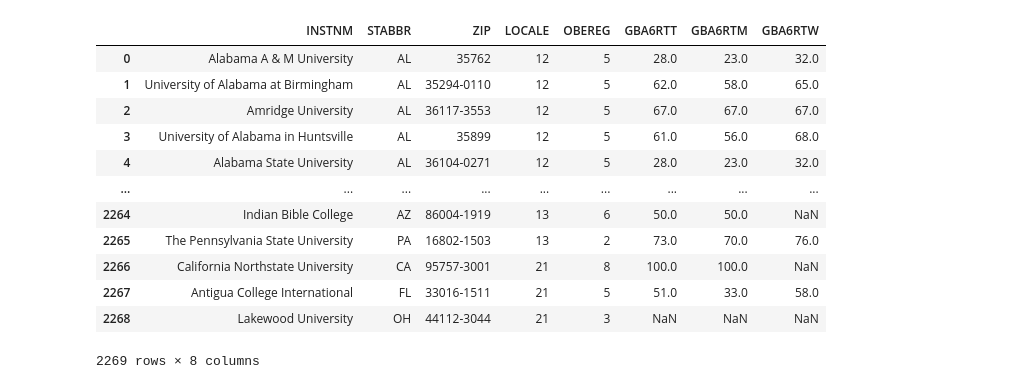
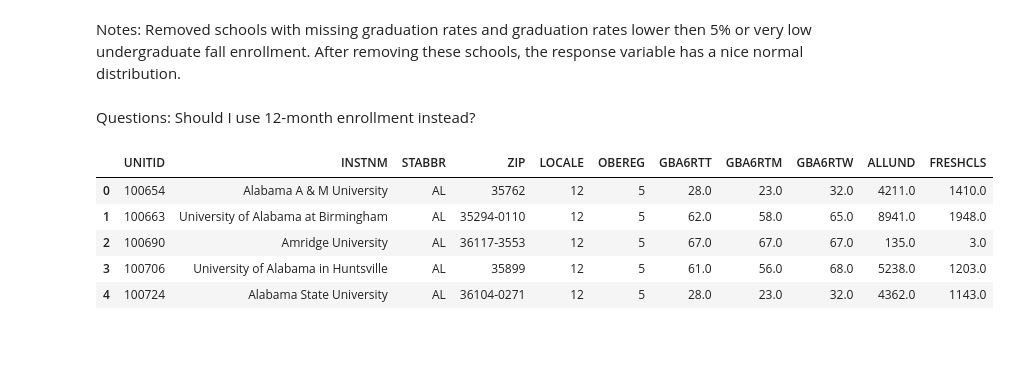
Before and after one commit to scolino/cs5100_project, a Jupyter notebook: src_code/1_data_cleaning.ipynb, the cells around one changed output. Cells and saved outputs as stored; diff of their text form; code cells hidden in the pictures; blank space fills up the shorter version.

```diff
--- a/src_code/1_data_cleaning.ipynb
+++ b/src_code/1_data_cleaning.ipynb
@@ -2,3 +2,5 @@
 import pandas as pd
 import numpy as numpy
 import matplotlib.pyplot as plt
+
+pd.set_option('display.max_columns', None)
@@ -5,21 +9,28 @@ import matplotlib.pyplot as plt
+# %% [markdown]
+Notes: Removed schools with missing graduation rates and graduation rates lower then 5% or very low undergraduate fall enrollment. After removing these schools, the response variable has a nice normal distribution.
+# %% [markdown]
+Questions: Should I use 12-month enrollment instead?
 # %%
 graduation_rates = pd.read_csv('/Users/stefaniecolino/Desktop/CS5100/cs5100_project/data/c5100_project.csv')
+fall_enrollment = pd.read_csv('/Users/stefaniecolino/Desktop/CS5100/cs5100_project/data/fall_enrollment.csv')
+# %%
+# Clean Fall Enrollment Data
+fall_enrollment = fall_enrollment.pivot_table(index='UNITID', columns='EFLEVEL', values='EFFT', aggfunc='sum')
+fall_enrollment.reset_index(inplace=True)
+fall_enrollment.columns.name = None
+fall_enrollment.rename(columns={30:'ALLUND', 31:'FRESHCLS'}, inplace=True)
+# %%
+# Join Enrollment Counts with GR
+graduation_rates = pd.merge(graduation_rates,fall_enrollment, how = 'inner', on = 'UNITID')
 # %%
-graduation_rates
+graduation_rates.head()
 # %% [output]
-|  | INSTNM | STABBR | ZIP | LOCALE | OBEREG | GBA6RTT | GBA6RTM | GBA6RTW |
-| 0 | Alabama A & M University | AL | 35762 | 12 | 5 | 28.0 | 23.0 | 32.0 |
-| 1 | University of Alabama at Birmingham | AL | 35294-0110 | 12 | 5 | 62.0 | 58.0 | 65.0 |
-| 2 | Amridge University | AL | 36117-3553 | 12 | 5 | 67.0 | 67.0 | 67.0 |
-| 3 | University of Alabama in Huntsville | AL | 35899 | 12 | 5 | 61.0 | 56.0 | 68.0 |
-| 4 | Alabama State University | AL | 36104-0271 | 12 | 5 | 28.0 | 23.0 | 32.0 |
-| ... | ... | ... | ... | ... | ... | ... | ... | ... |
-| 2264 | Indian Bible College | AZ | 86004-1919 | 13 | 6 | 50.0 | 50.0 | NaN |
-| 2265 | The Pennsylvania State University | PA | 16802-1503 | 13 | 2 | 73.0 | 70.0 | 76.0 |
-| 2266 | California Northstate University | CA | 95757-3001 | 21 | 8 | 100.0 | 100.0 | NaN |
-| 2267 | Antigua College International | FL | 33016-1511 | 21 | 5 | 51.0 | 33.0 | 58.0 |
-| 2268 | Lakewood University | OH | 44112-3044 | 21 | 3 | NaN | NaN | NaN |
+|  | UNITID | INSTNM | STABBR | ZIP | LOCALE | OBEREG | GBA6RTT | GBA6RTM | GBA6RTW | ALLUND | FRESHCLS |
+| 0 | 100654 | Alabama A & M University | AL | 35762 | 12 | 5 | 28.0 | 23.0 | 32.0 | 4211.0 | 1410.0 |
+| 1 | 100663 | University of Alabama at Birmingham | AL | 35294-0110 | 12 | 5 | 62.0 | 58.0 | 65.0 | 8941.0 | 1948.0 |
+| 2 | 100690 | Amridge University | AL | 36117-3553 | 12 | 5 | 67.0 | 67.0 | 67.0 | 135.0 | 3.0 |
+| 3 | 100706 | University of Alabama in Huntsville | AL | 35899 | 12 | 5 | 61.0 | 56.0 | 68.0 | 5238.0 | 1203.0 |
+| 4 | 100724 | Alabama State University | AL | 36104-0271 | 12 | 5 | 28.0 | 23.0 | 32.0 | 4362.0 | 1143.0 |
-2269 rows × 8 columns
 # %%
 plt.hist(graduation_rates["GBA6RTT"], bins=20)
 # %% [output]
```
Also changed, not shown: parts of 29 cells of this notebook, 1 other file.
